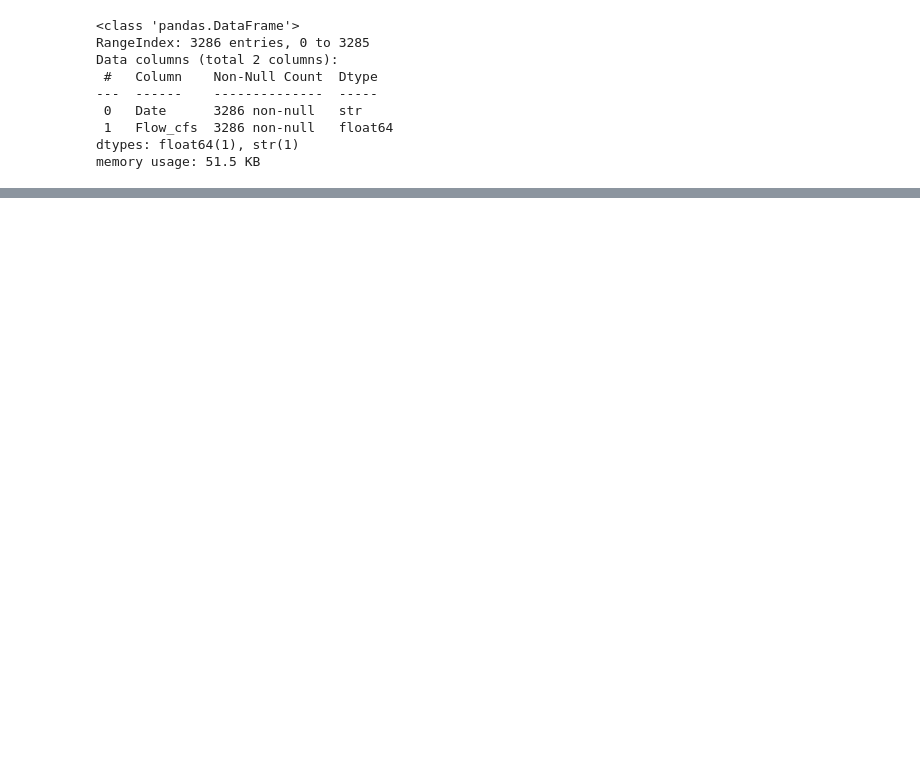
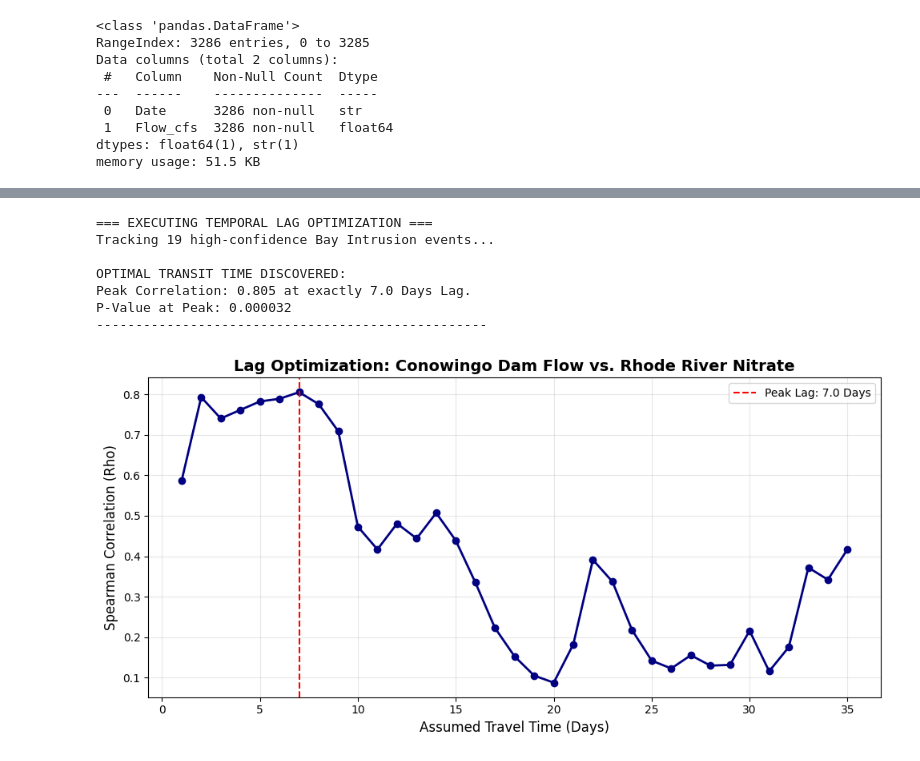
Before and after one commit to Quinn-Domanski/bay_exploration, a Jupyter notebook: DPW_exploration.ipynb, the cells around one changed output, grey strips where cells are left out. Cells and saved outputs as stored; diff of their text form; code cells hidden in the pictures; blank space fills up the shorter version.

Commit message:
Finishedprocessing DPW, rain, conowingo flow

```diff
--- a/DPW_exploration.ipynb
+++ b/DPW_exploration.ipynb
@@ -784,6 +832,6 @@ plt.show()
 # %%
-connowingo_flow_data = pd.read_csv('data/conowingo_flow_data.csv')
-connowingo_flow_data
+conowingo_flow_data = pd.read_csv('data/conowingo_flow_data.csv')
+conowingo_flow_data
 # %% [output]
 |  | Date | Flow_cfs |
 | 0 | 2017-01-01 | 38700.0 |
@@ -829,0 +894,6 @@ memory usage: 51.5 KB
+# %%
+conowingo_flow_data['Date'] = pd.to_datetime(
+    conowingo_flow_data['Date'].astype(str),
+    errors='coerce'
+)
+conowingo_flow_data.info()
@@ -829,0 +910,69 @@ memory usage: 51.5 KB
+# %%
+print("=== EXECUTING TEMPORAL LAG OPTIMIZATION ===")
+
+#Create a copy of the conowingoflow data
+dam_df = conowingo_flow_data.copy()
+#Ensure that date is used as the index for the dataframe to improve lookup times
+if 'Date' in dam_df.columns:
+    dam_df.set_index('Date', inplace=True)
+
+#Filter for only events that have a high liklihood of showing reverse flow (Gold or Silver events)
+target_events = results_df[results_df['Confidence'].str.contains('Gold|Silver', na=False)]
+
+print(f"Tracking {len(target_events)} high-confidence Bay Intrusion events...\n")
+
+max_lag_days = 35
+lag_results = []
+
+#Runs the following with a lay day 1 to 35
+for lag in range(1, max_lag_days + 1):
+    event_nitrates = [] #nitrate values
+    lagged_flows = [] #lagged conowingo flow values
+
+    #Loop through all 19 potential reverse flow events
+    for event_date, row in target_events.iterrows():
+        origin_date = event_date - pd.Timedelta(days=lag) #Get the date of the lagged flow for this event
+
+        if origin_date in dam_df.index:
+            #Get the nitrates for the event
+            event_nitrates.append(row['SM Nitrate'])
+            #Get the lagged flow for the event
+            lagged_flows.append(dam_df.loc[origin_date, 'Flow_cfs'])
+
+    if len(event_nitrates) >= 10:
+        rho, p_val = stats.spearmanr(event_nitrates, lagged_flows)
+        lag_results.append({
+            'Lag_Days': lag,
+            'Correlation': rho,
+            'P_Value': p_val
+        })
+lag_df = pd.DataFrame(lag_results)
+
+best_lag = lag_df.loc[lag_df['Correlation'].idxmax()]
+print(f"OPTIMAL TRANSIT TIME DISCOVERED:")
+print(f"Peak Correlation: {best_lag['Correlation']:.3f} at exactly {best_lag['Lag_Days']} Days Lag.")
+print(f"P-Value at Peak: {best_lag['P_Value']:.6f}")
+print("-" * 50)
+
+plt.figure(figsize=(10, 5))
+plt.plot(lag_df['Lag_Days'], lag_df['Correlation'], marker='o', linestyle='-', color='navy', linewidth=2)
+
+plt.axvline(x=best_lag['Lag_Days'], color='red', linestyle='--', label=f"Peak Lag: {best_lag['Lag_Days']} Days")
+
+plt.title('Lag Optimization: Conowingo Dam Flow vs. Rhode River Nitrate', fontsize=14, fontweight='bold')
+plt.xlabel('Assumed Travel Time (Days)', fontsize=12)
+plt.ylabel('Spearman Correlation (Rho)', fontsize=12)
+plt.xticks(np.arange(0, max_lag_days + 1, 5))
+plt.grid(True, alpha=0.3)
+plt.legend()
+plt.tight_layout()
+plt.show()
+# %% [output]
+=== EXECUTING TEMPORAL LAG OPTIMIZATION ===
+Tracking 19 high-confidence Bay Intrusion events...
+
+OPTIMAL TRANSIT TIME DISCOVERED:
+Peak Correlation: 0.805 at exactly 7.0 Days Lag.
+P-Value at Peak: 0.000032
+--------------------------------------------------
+[figure, added]
```
Also changed, not shown: parts of 61 cells of this notebook, 6 other files.
